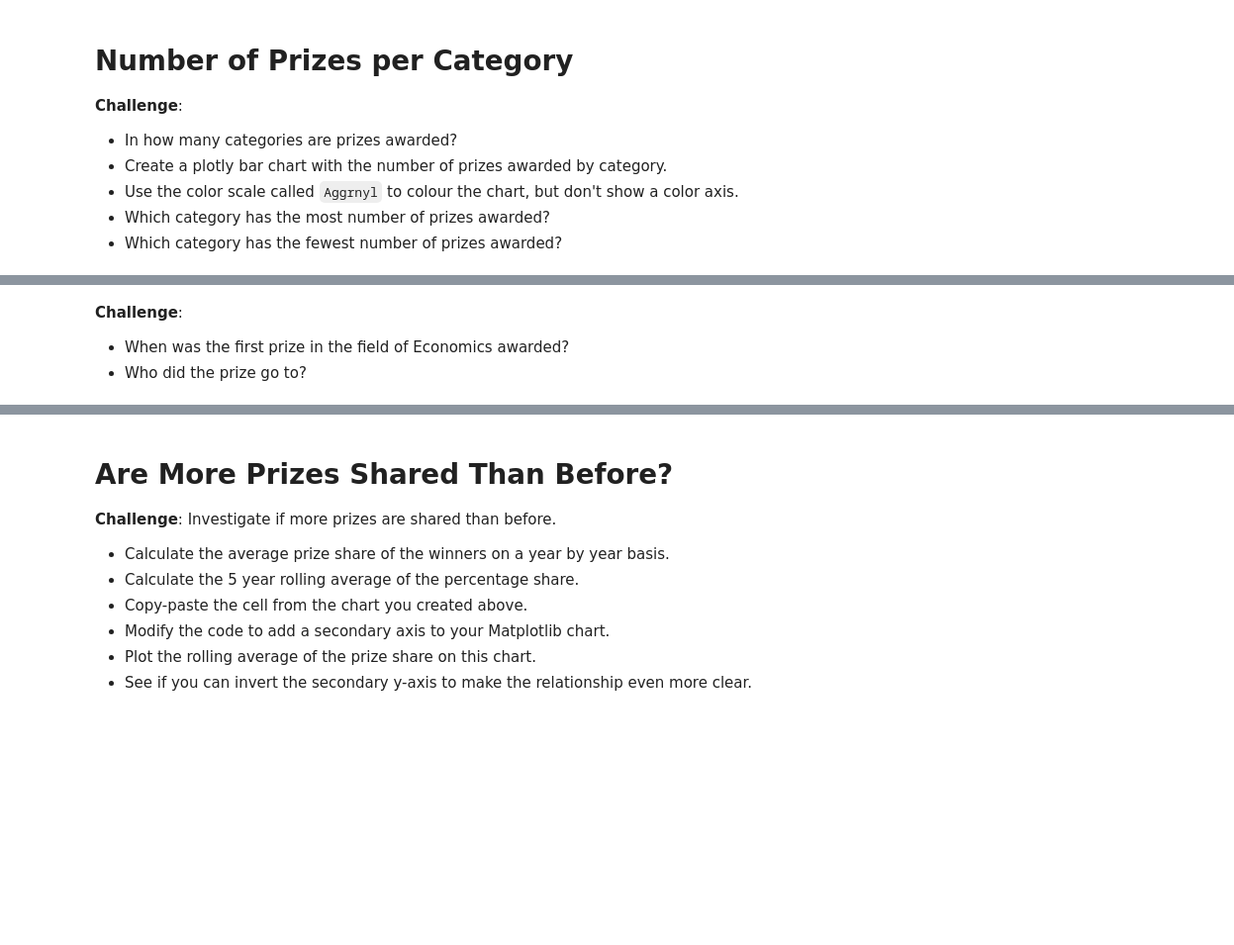
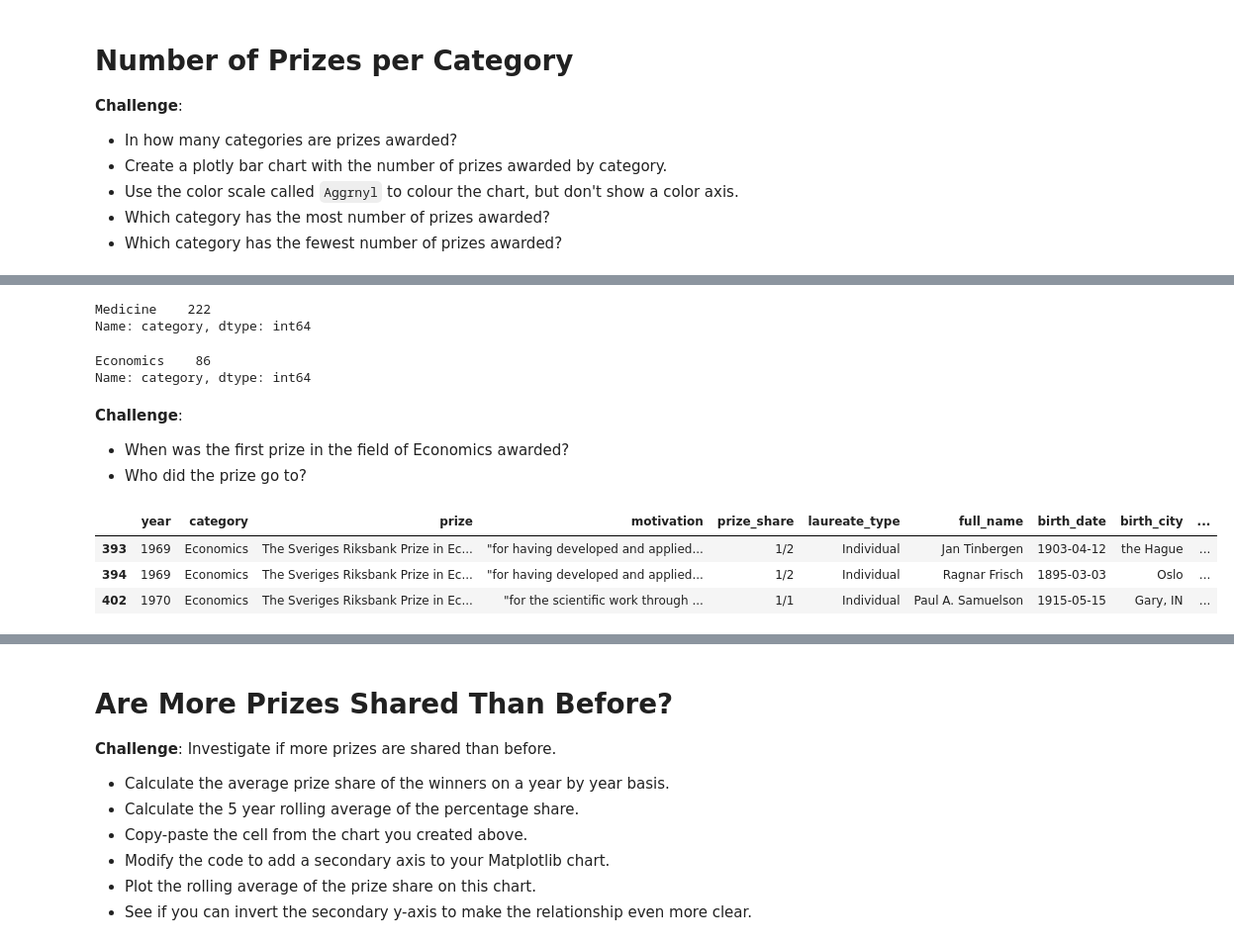
Before and after one commit to krook98/nobel-prize-analysis, a Jupyter notebook: Nobel_Prize_Analysis_(start).ipynb, the cells around one changed output, grey strips where cells are left out. Shown: that part at 99% size. Cells and saved outputs as stored; diff of their text form; code cells hidden in the pictures; blank space fills up the shorter version.

```diff
--- a/Nobel_Prize_Analysis_(start).ipynb
+++ b/Nobel_Prize_Analysis_(start).ipynb
@@ -115,7 +248,24 @@ memory usage: 120.4+ KB
+# %%
+categories.head(1)
+# %% [output]
+Medicine    222
+Name: category, dtype: int64
+# %%
+categories.tail(1)
+# %% [output]
+Economics    86
+Name: category, dtype: int64
 # %% [markdown]
 **Challenge**:
 * When was the first prize in the field of Economics awarded?
 * Who did the prize go to?
+# %%
+df_data[df_data.category == 'Economics'].sort_values('year')[:3]
+# %% [output]
+|  | year | category | prize | motivation | prize_share | laureate_type | full_name | birth_date | birth_city | ... |
+| 393 | 1969 | Economics | The Sveriges Riksbank Prize in Ec... | "for having developed and applied... | 1/2 | Individual | Jan Tinbergen | 1903-04-12 | the Hague | ... |
+| 394 | 1969 | Economics | The Sveriges Riksbank Prize in Ec... | "for having developed and applied... | 1/2 | Individual | Ragnar Frisch | 1895-03-03 | Oslo | ... |
+| 402 | 1970 | Economics | The Sveriges Riksbank Prize in Ec... | "for the scientific work through ... | 1/1 | Individual | Paul A. Samuelson | 1915-05-15 | Gary, IN | ... |
 # %% [markdown]
 # Male and Female Winners by Category
 
```
Also changed, not shown: parts of 16 cells of this notebook.
